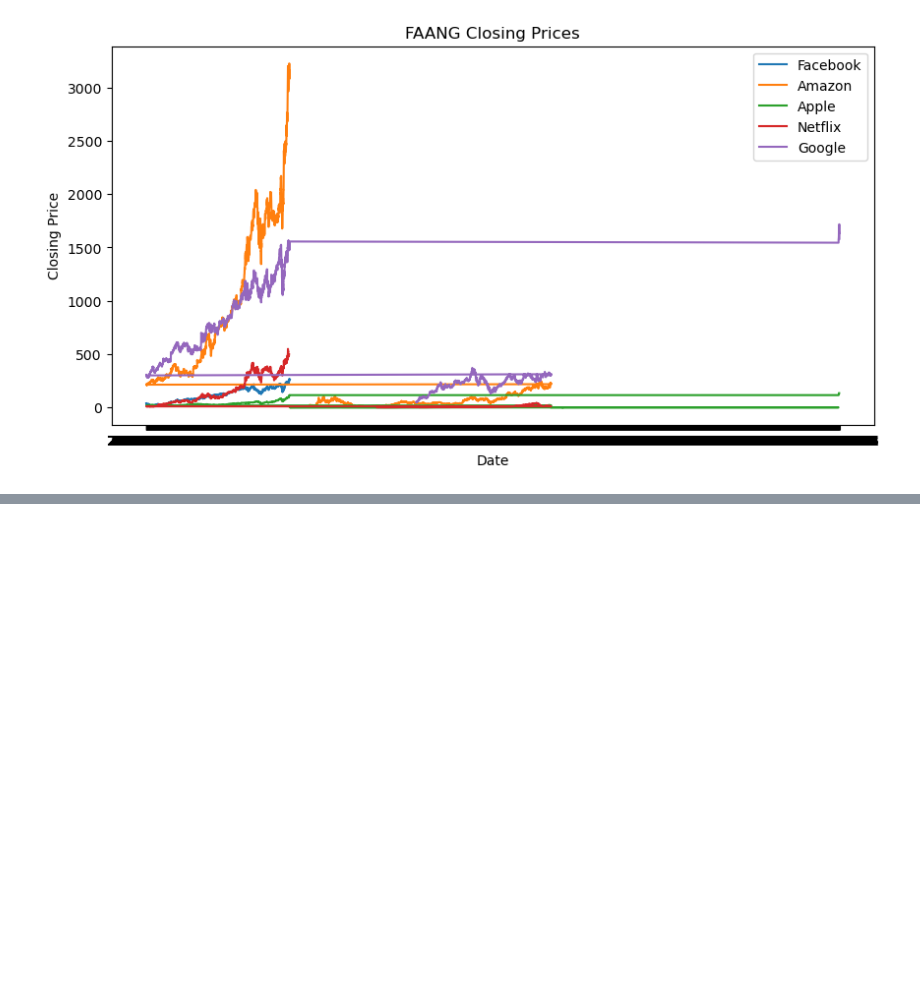
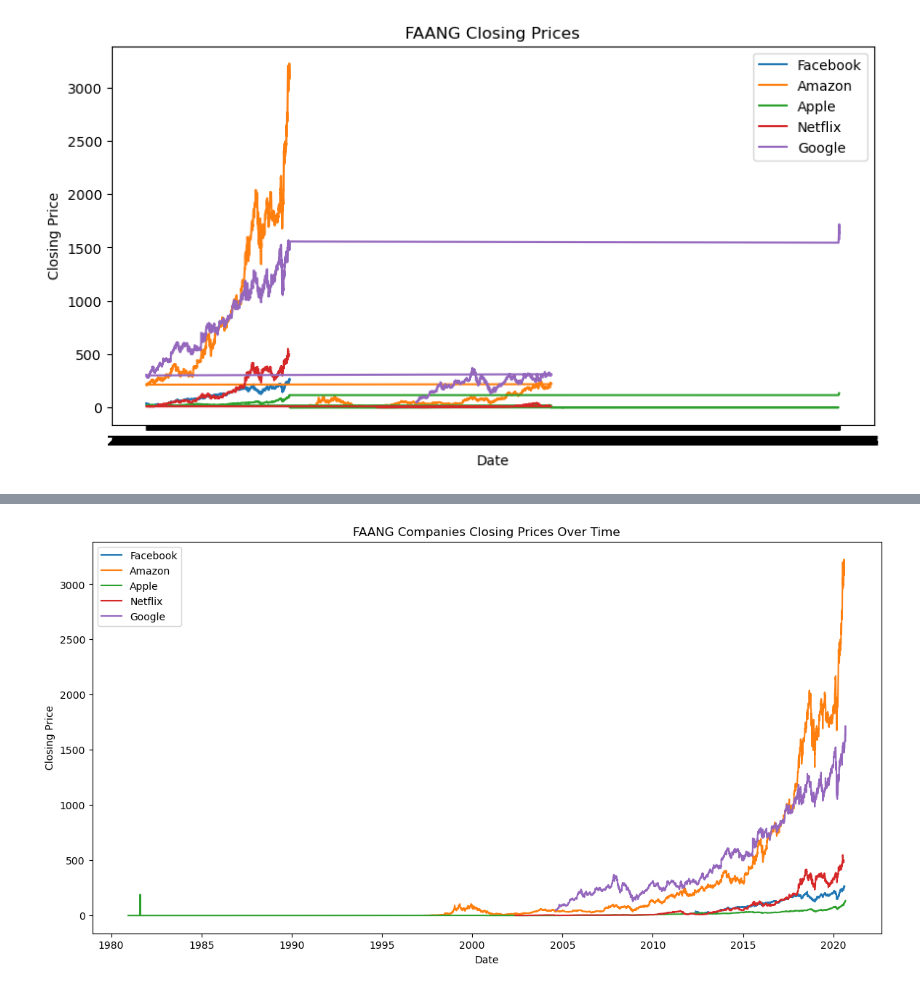
Before and after one commit to tnaiboa/faang-stock-data-analysis, a Jupyter notebook: notebooks/analysis.ipynb, the cells around one changed output, grey strips where cells are left out. Cells and saved outputs as stored; diff of their text form; code cells hidden in the pictures; blank space fills up the shorter version.

```diff
--- a/notebooks/analysis.ipynb
+++ b/notebooks/analysis.ipynb
@@ -44,0 +71,6 @@ plt.show()
+# %%
+# Convert 'Date' column to datetime format
+df['Date'] = pd.to_datetime(df['Date'])
+
+# Verify data types
+df.dtypes
@@ -44,0 +87,14 @@ plt.show()
+# %%
+# Plot closing prices over time
+plt.figure(figsize=(14, 7))
+for company in df['Company'].unique():
+    company_data = df[df['Company'] == company]
+    plt.plot(company_data['Date'], company_data['Close'], label=company)
+
+plt.xlabel('Date')
+plt.ylabel('Closing Price')
+plt.title('FAANG Companies Closing Prices Over Time')
+plt.legend()
+plt.show()
+# %% [output]
+[figure, added]
```
Also changed, not shown: parts of 23 cells of this notebook, 2 other files.
